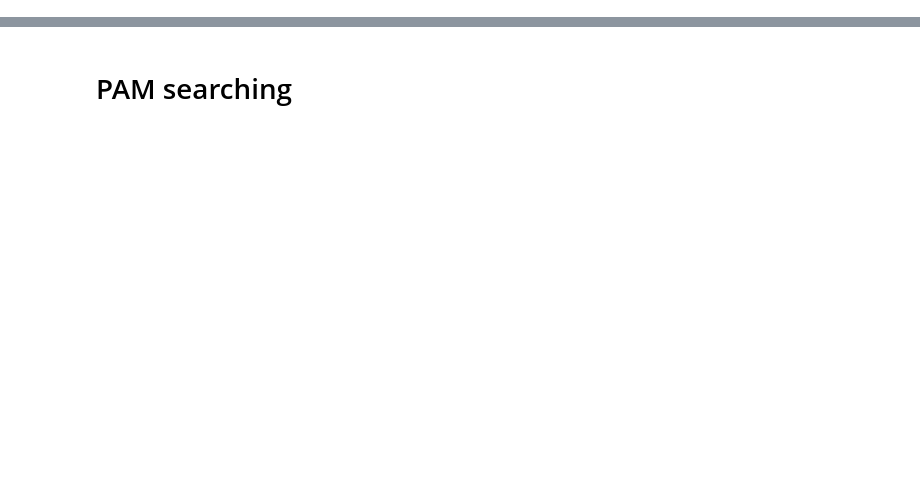
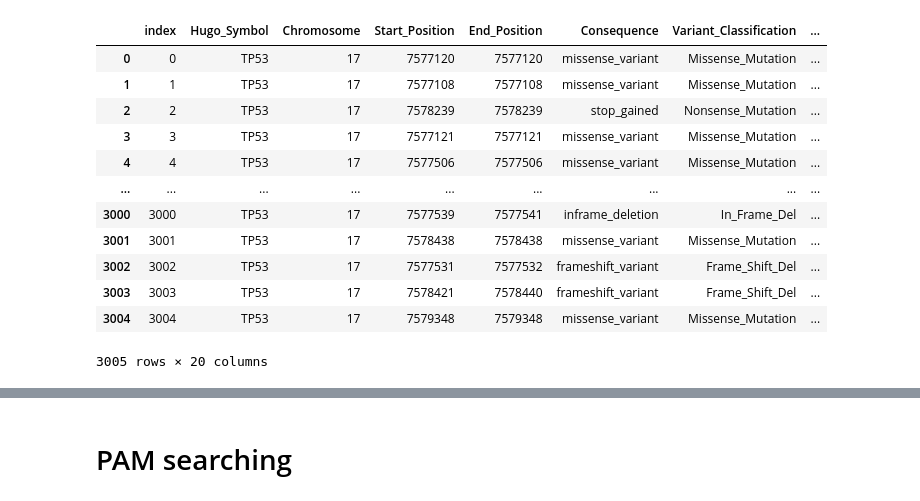
Before and after one commit to samgould2/PEGG2.0, a Jupyter notebook: PEGG2_REAL.ipynb, the cells around one changed output, grey strips where cells are left out. Saved outputs shown, nothing was run; the diff lists cells and outputs as text; code cells hidden in the pictures; blank space fills up the shorter version.

Commit message:
fixed mutation input
flexible variant input; including PrimeDesign format or REF/ALT sequences

```diff
--- a/PEGG2_REAL.ipynb
+++ b/PEGG2_REAL.ipynb
@@ -142,6 +144,10 @@ def df_formatter(df, chrom_dict, context_size = 60,
 
     wt_w_context = []
     alt_w_context = []
+    left_context_list = []
+    right_context_list = []
+    ref_allele = []
+    alt_allele = []
 
     seq_start = []
     seq_end = []
@@ -184,6 +190,10 @@ def df_formatter(df, chrom_dict, context_size = 60,
 
         wt_w_context.append(str(wt_seq))
         alt_w_context.append(str(alt_seq))
+        left_context_list.append(str(left_context))
+        right_context_list.append(str(right_context))
+        ref_allele.append(str(ref))
+        alt_allele.append(str(alt))
 
         start = s-context_size
         end = e+context_size
@@ -200,6 +210,10 @@ def df_formatter(df, chrom_dict, context_size = 60,
     df_new['seq_end'] = seq_end
     df_new['wt_w_context'] = wt_w_context
     df_new['alt_w_context'] = alt_w_context
+    df_new['left_context'] = left_context_list
+    df_new['right_context'] = right_context_list
+    df_new['REF'] = ref_allele
+    df_new['ALT'] = alt_allele
     df_new = df_new.reset_index()
 
     return df_new
@@ -220,3 +234,19 @@ bad_idxs = bad_del_idx + bad_ins_idx
 p53_filtered = p53.drop(index=bad_idxs).reset_index().drop(columns=['index'])
 
 p53_formatted = df_formatter(p53_filtered, chrom_dict)
+# %%
+p53_formatted
+# %% [output]
+|  | index | Hugo_Symbol | Chromosome | Start_Position | End_Position | Consequence | Variant_Classification | ... |
+| 0 | 0 | TP53 | 17 | 7577120 | 7577120 | missense_variant | Missense_Mutation | ... |
+| 1 | 1 | TP53 | 17 | 7577108 | 7577108 | missense_variant | Missense_Mutation | ... |
+| 2 | 2 | TP53 | 17 | 7578239 | 7578239 | stop_gained | Nonsense_Mutation | ... |
+| 3 | 3 | TP53 | 17 | 7577121 | 7577121 | missense_variant | Missense_Mutation | ... |
+| 4 | 4 | TP53 | 17 | 7577506 | 7577506 | missense_variant | Missense_Mutation | ... |
+| ... | ... | ... | ... | ... | ... | ... | ... | ... |
+| 3000 | 3000 | TP53 | 17 | 7577539 | 7577541 | inframe_deletion | In_Frame_Del | ... |
+| 3001 | 3001 | TP53 | 17 | 7578438 | 7578438 | missense_variant | Missense_Mutation | ... |
+| 3002 | 3002 | TP53 | 17 | 7577531 | 7577532 | frameshift_variant | Frame_Shift_Del | ... |
+| 3003 | 3003 | TP53 | 17 | 7578421 | 7578440 | frameshift_variant | Frame_Shift_Del | ... |
+| 3004 | 3004 | TP53 | 17 | 7579348 | 7579348 | missense_variant | Missense_Mutation | ... |
+3005 rows × 20 columns
```
Also changed, not shown: parts of 14 cells of this notebook.
